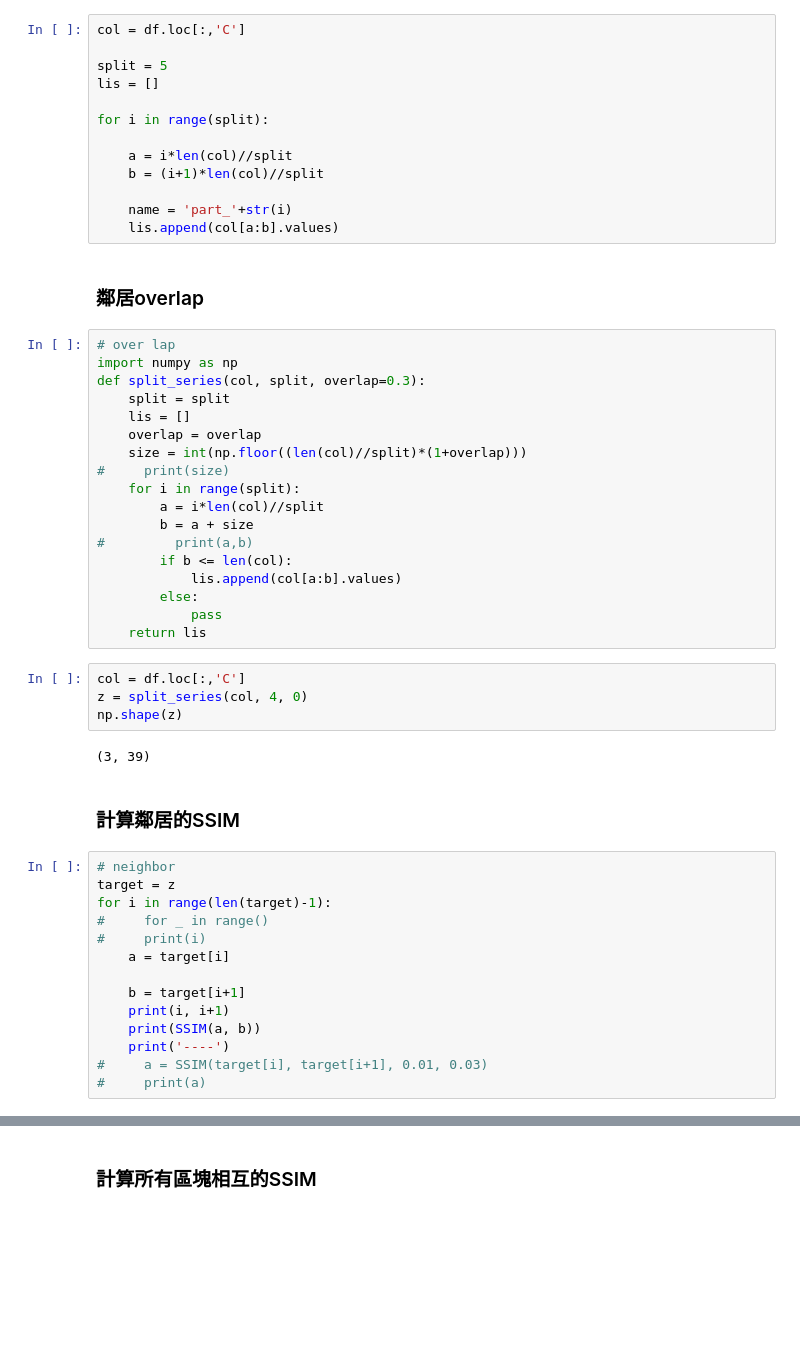
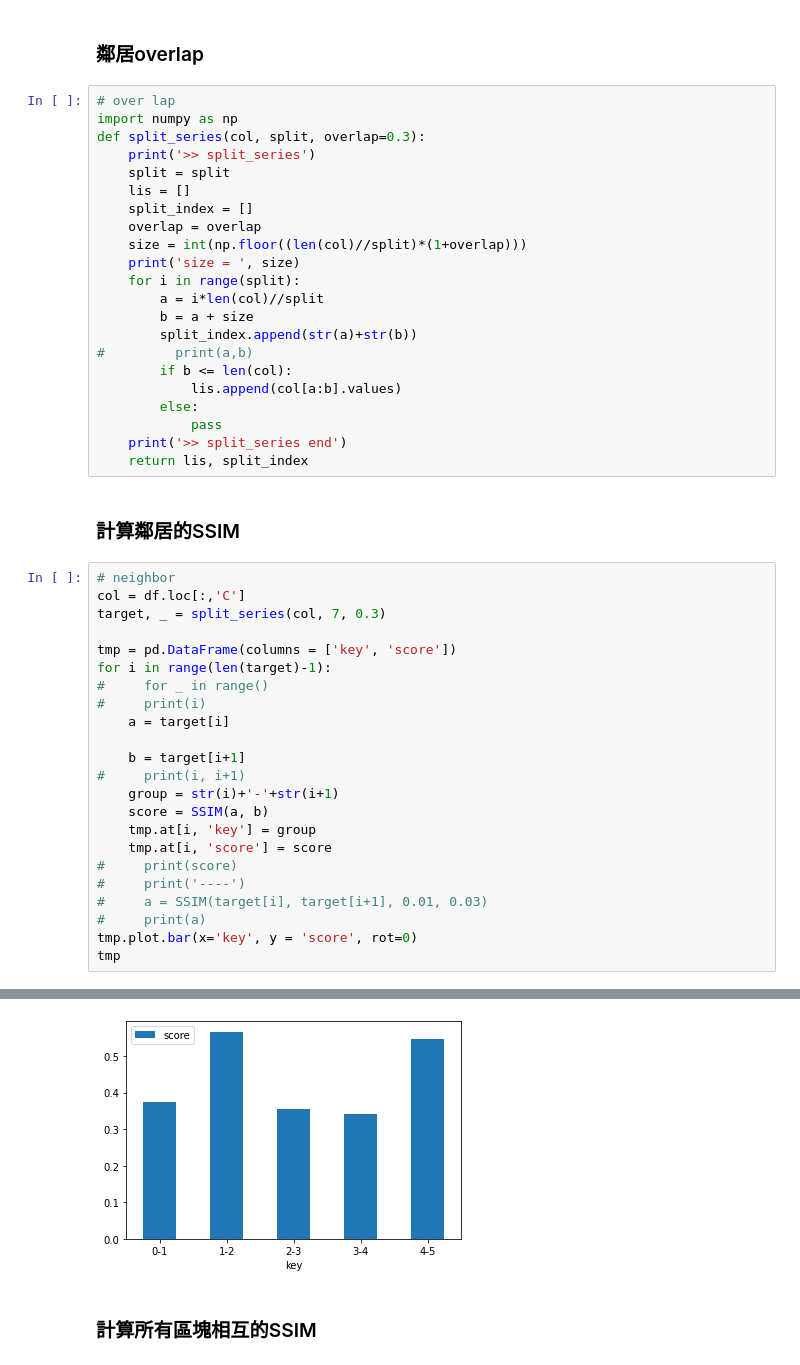
Before and after one commit to June103310110/water_MLOps, a Jupyter notebook: 03-signal_analysis.ipynb, the cells around one changed output, grey strips where cells are left out. Drawn from its saved outputs; the diff is of its cells as text; blank space fills up the shorter version.

```diff
--- a/03-signal_analysis.ipynb
+++ b/03-signal_analysis.ipynb
@@ -113,59 +93,53 @@ y = [3,  1.1,  0.12]
 SSIM(x, y)
 # %% [output]
 0.15125302536867996
-# %%
-col = df.loc[:,'C']
-
-split = 5
-lis = []
-
-for i in range(split):
-
-    a = i*len(col)//split
-    b = (i+1)*len(col)//split
-
-    name = 'part_'+str(i)
-    lis.append(col[a:b].values)
 # %% [markdown]
 ### 鄰居overlap
 # %%
 # over lap
 import numpy as np
 def split_series(col, split, overlap=0.3):
+    print('>> split_series')
     split = split
     lis = []
+    split_index = []
     overlap = overlap
     size = int(np.floor((len(col)//split)*(1+overlap)))
-#     print(size)
+    print('size = ', size)
     for i in range(split):
         a = i*len(col)//split
         b = a + size
+        split_index.append(str(a)+str(b))
 #         print(a,b)
         if b <= len(col):
             lis.append(col[a:b].values)
         else:
             pass
-    return lis
+    print('>> split_series end')
+    return lis, split_index
-# %%
-col = df.loc[:,'C']
-z = split_series(col, 4, 0)
-np.shape(z)
-# %% [output]
-(3, 39)
 # %% [markdown]
 ### 計算鄰居的SSIM
 # %%
 # neighbor
-target = z
+col = df.loc[:,'C']
+target, _ = split_series(col, 7, 0.3)
+
+tmp = pd.DataFrame(columns = ['key', 'score'])
 for i in range(len(target)-1):
 #     for _ in range()
 #     print(i)
     a = target[i]
 
     b = target[i+1]
-    print(i, i+1)
-    print(SSIM(a, b))
-    print('----')
+#     print(i, i+1)
+    group = str(i)+'-'+str(i+1)
+    score = SSIM(a, b)
+    tmp.at[i, 'key'] = group
+    tmp.at[i, 'score'] = score
+#     print(score)
+#     print('----')
 #     a = SSIM(target[i], target[i+1], 0.01, 0.03)
 #     print(a)
+tmp.plot.bar(x='key', y = 'score', rot=0)
+tmp
 # %% [output]
@@ -184,3 +155,4 @@ for i in range(len(target)-1):
+[figure, added]
 # %% [markdown]
 ### 計算所有區塊相互的SSIM
 # %%
```
Also changed, not shown: parts of 7 cells of this notebook, 9 other files.
